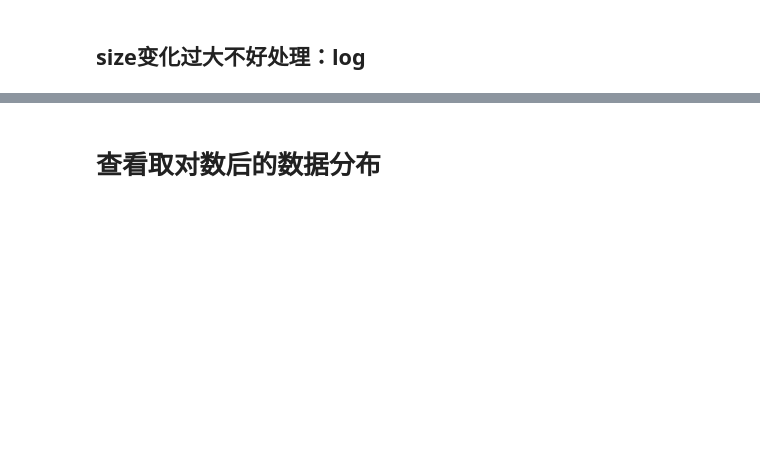
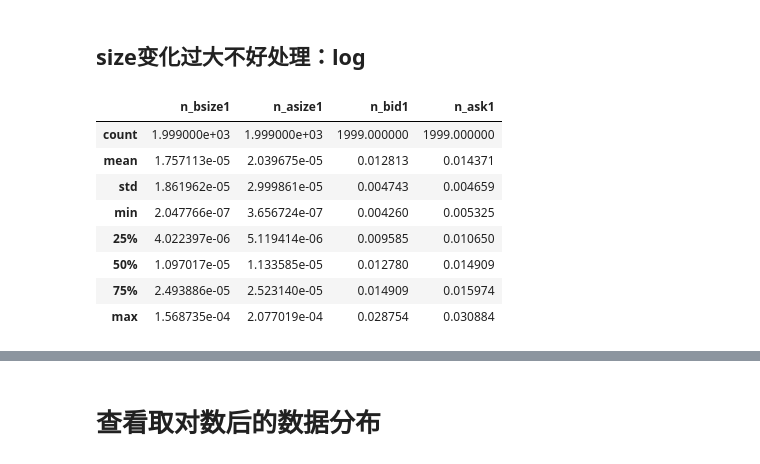
Before and after one commit to ylc2001/FBDQA-final-project, a Jupyter notebook: Demo/1. 观察数据.ipynb, the cells around one changed output, grey strips where cells are left out. Saved outputs shown, nothing was run; the diff lists cells and outputs as text; code cells hidden in the pictures; blank space fills up the shorter version.

```diff
--- a/Demo/1. 观察数据.ipynb
+++ b/Demo/1. 观察数据.ipynb
@@ -93,7 +145,17 @@ plt.legend(loc=1)
 # %% [markdown]
 ## size变化过大不好处理：log
 # %%
-df[['n_bsize1','n_asize1']].describe()
+df[['n_bsize1','n_asize1', 'n_bid1', 'n_ask1']].describe()
+# %% [output]
+|  | n_bsize1 | n_asize1 | n_bid1 | n_ask1 |
+| count | 1.999000e+03 | 1.999000e+03 | 1999.000000 | 1999.000000 |
+| mean | 1.757113e-05 | 2.039675e-05 | 0.012813 | 0.014371 |
+| std | 1.861962e-05 | 2.999861e-05 | 0.004743 | 0.004659 |
+| min | 2.047766e-07 | 3.656724e-07 | 0.004260 | 0.005325 |
+| 25% | 4.022397e-06 | 5.119414e-06 | 0.009585 | 0.010650 |
+| 50% | 1.097017e-05 | 1.133585e-05 | 0.012780 | 0.014909 |
+| 75% | 2.493886e-05 | 2.523140e-05 | 0.014909 | 0.015974 |
+| max | 1.568735e-04 | 2.077019e-04 | 0.028754 | 0.030884 |
 # %%
 # 写个for循环更好，这里只是为了表达清晰
 df['bsize1'] = df['n_bsize1'].map(np.log1p)    # 为什么要用log1p？
```
Also changed, not shown: parts of 13 cells of this notebook, 7 other files.
